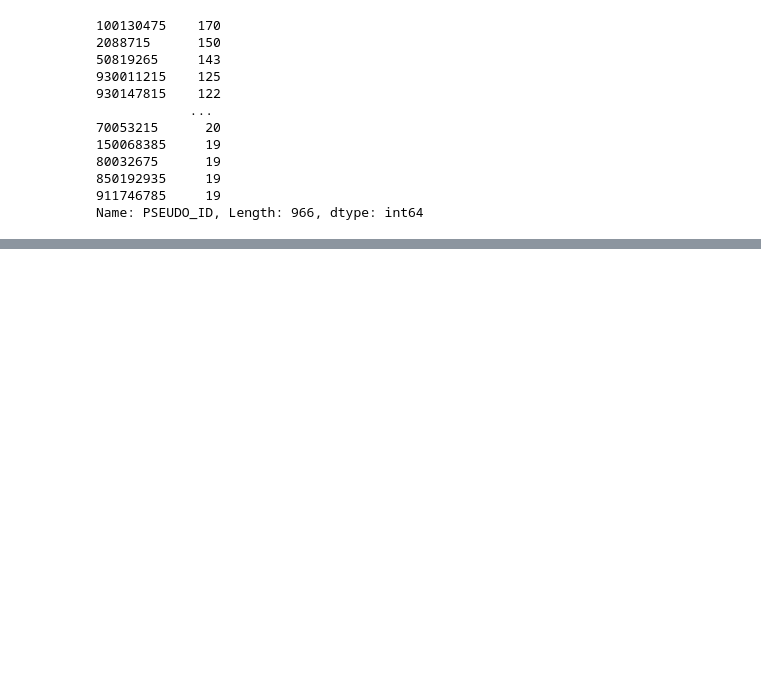
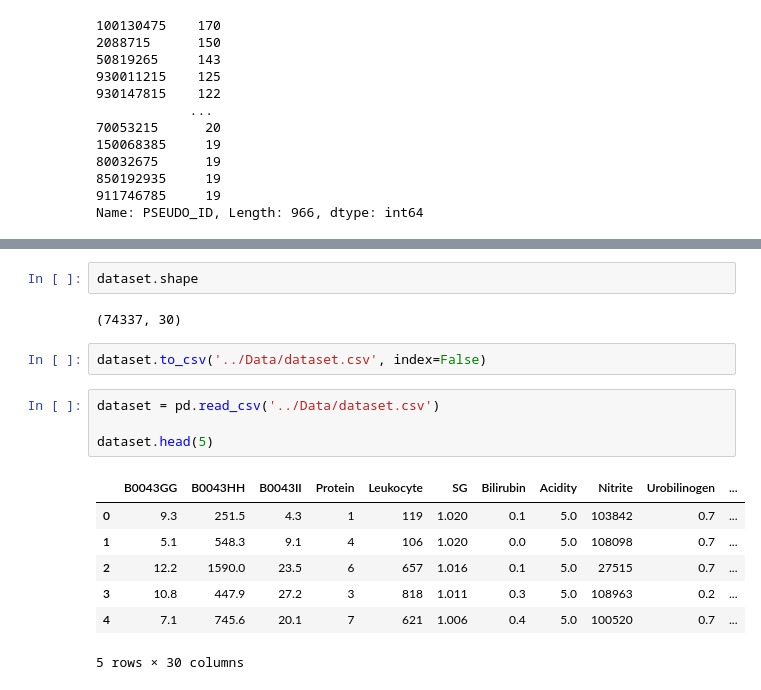
Before and after one commit to Choi-JaeSung/Industrial_AI_Challenge_2022, a Jupyter notebook: Making_Dataset/Making_Dataset.ipynb, the cells around one changed output, grey strips where cells are left out. Cells and saved outputs as stored; diff of their text form; blank space fills up the shorter version.

```diff
--- a/Making_Dataset/Making_Dataset.ipynb
+++ b/Making_Dataset/Making_Dataset.ipynb
@@ -104,0 +308,18 @@ Name: PSEUDO_ID, Length: 966, dtype: int64
+# %%
+dataset.shape
+# %% [output]
+(74337, 30)
+# %%
+dataset.to_csv('../Data/dataset.csv', index=False)
+# %%
+dataset = pd.read_csv('../Data/dataset.csv')
+
+dataset.head(5)
+# %% [output]
+|  | B0043GG | B0043HH | B0043II | Protein | Leukocyte | SG | Bilirubin | Acidity | Nitrite | Urobilinogen | ... |
+| 0 | 9.3 | 251.5 | 4.3 | 1 | 119 | 1.020 | 0.1 | 5.0 | 103842 | 0.7 | ... |
+| 1 | 5.1 | 548.3 | 9.1 | 4 | 106 | 1.020 | 0.0 | 5.0 | 108098 | 0.7 | ... |
+| 2 | 12.2 | 1590.0 | 23.5 | 6 | 657 | 1.016 | 0.1 | 5.0 | 27515 | 0.7 | ... |
+| 3 | 10.8 | 447.9 | 27.2 | 3 | 818 | 1.011 | 0.3 | 5.0 | 108963 | 0.2 | ... |
+| 4 | 7.1 | 745.6 | 20.1 | 7 | 621 | 1.006 | 0.4 | 5.0 | 100520 | 0.7 | ... |
+5 rows × 30 columns
```
Also changed, not shown: parts of 32 cells of this notebook, 5 other files.
